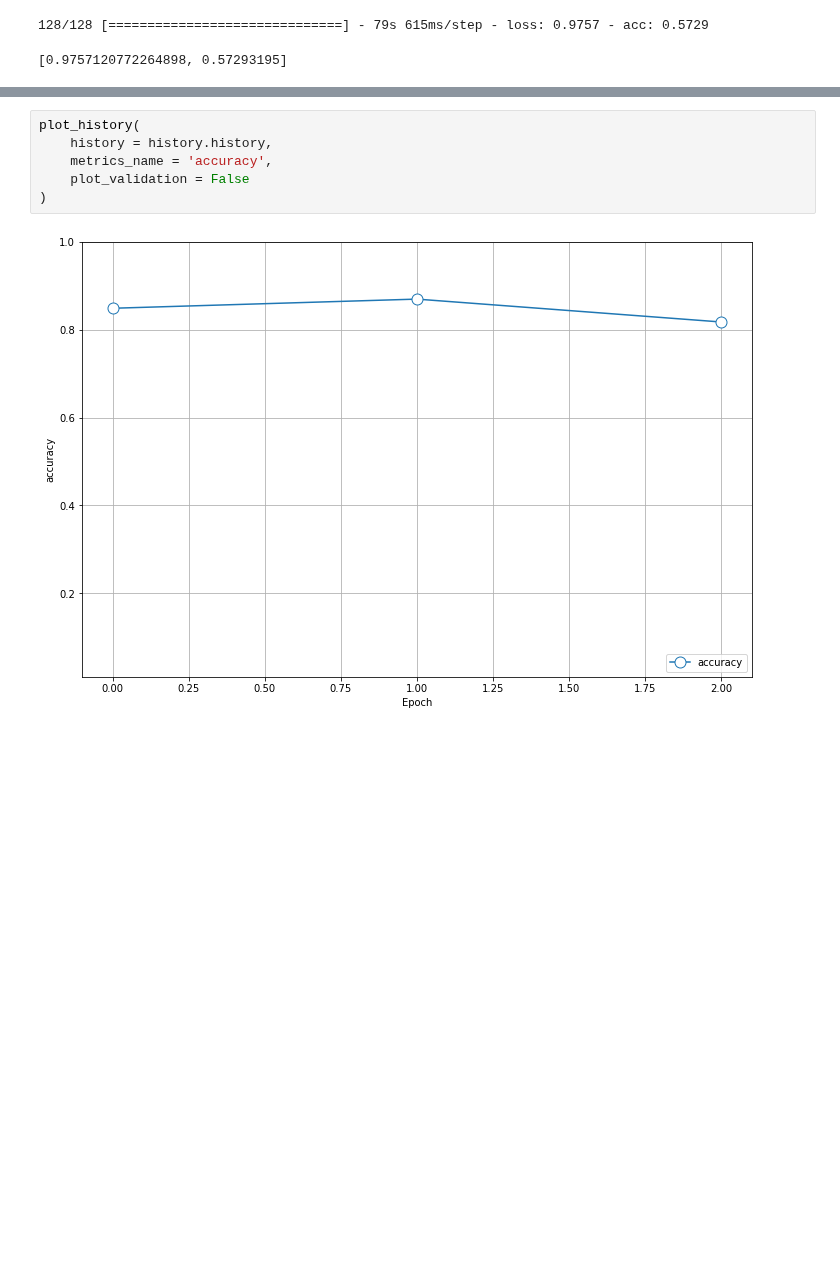
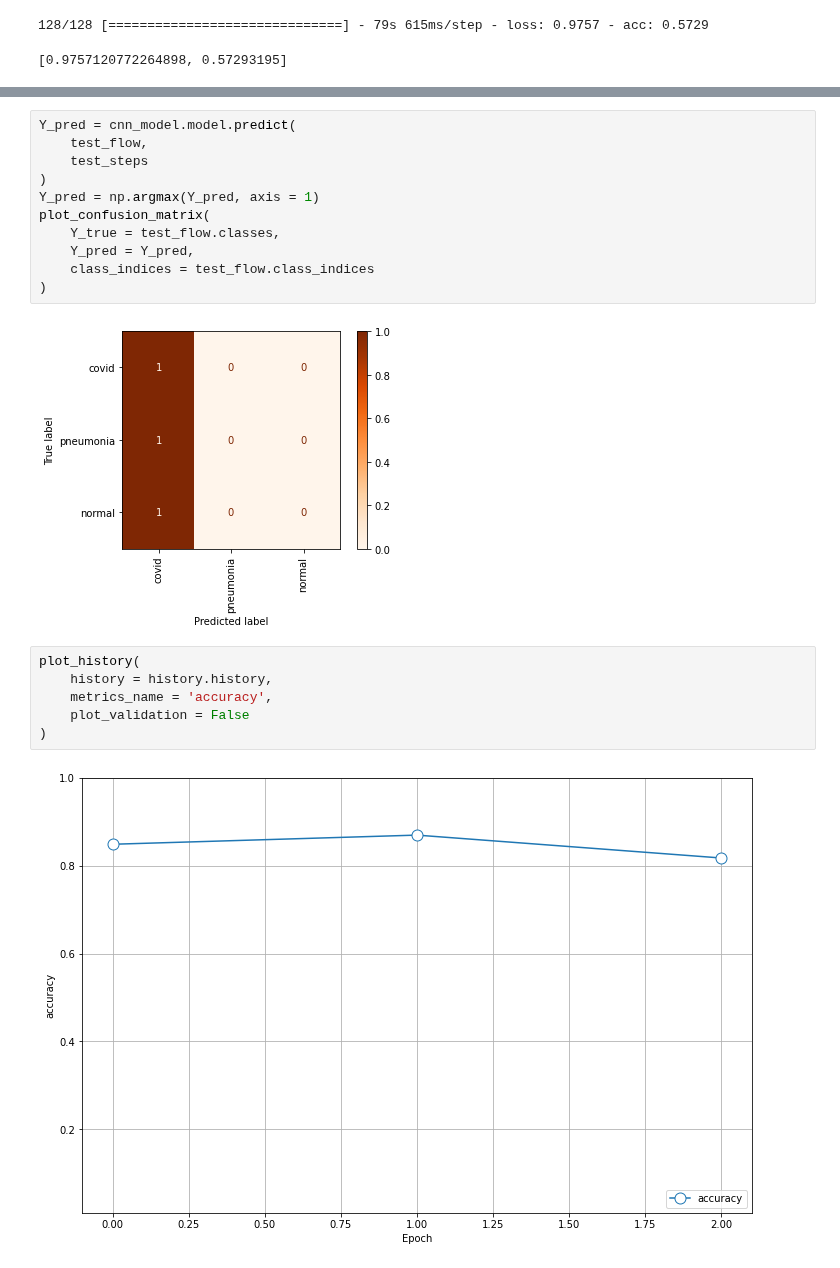
Before and after one commit to PashaIanko/Covid19Classifier, a Jupyter notebook: main.ipynb, the cells around one changed output, grey strips where cells are left out. Drawn from its saved outputs; the diff is of its cells as text; blank space fills up the shorter version.

```diff
--- a/main.ipynb
+++ b/main.ipynb
@@ -378,3 +383,16 @@ KeyboardInterrupt: ignored
+# %%
+Y_pred = cnn_model.model.predict(
+    test_flow,
+    test_steps
+)
+Y_pred = np.argmax(Y_pred, axis = 1)
+plot_confusion_matrix(
+    Y_true = test_flow.classes,
+    Y_pred = Y_pred,
+    class_indices = test_flow.class_indices
+)
+# %% [output]
+[figure, added]
 # %%
 plot_history(
     history = history.history,
```
Also changed, not shown: parts of 8 cells of this notebook.
